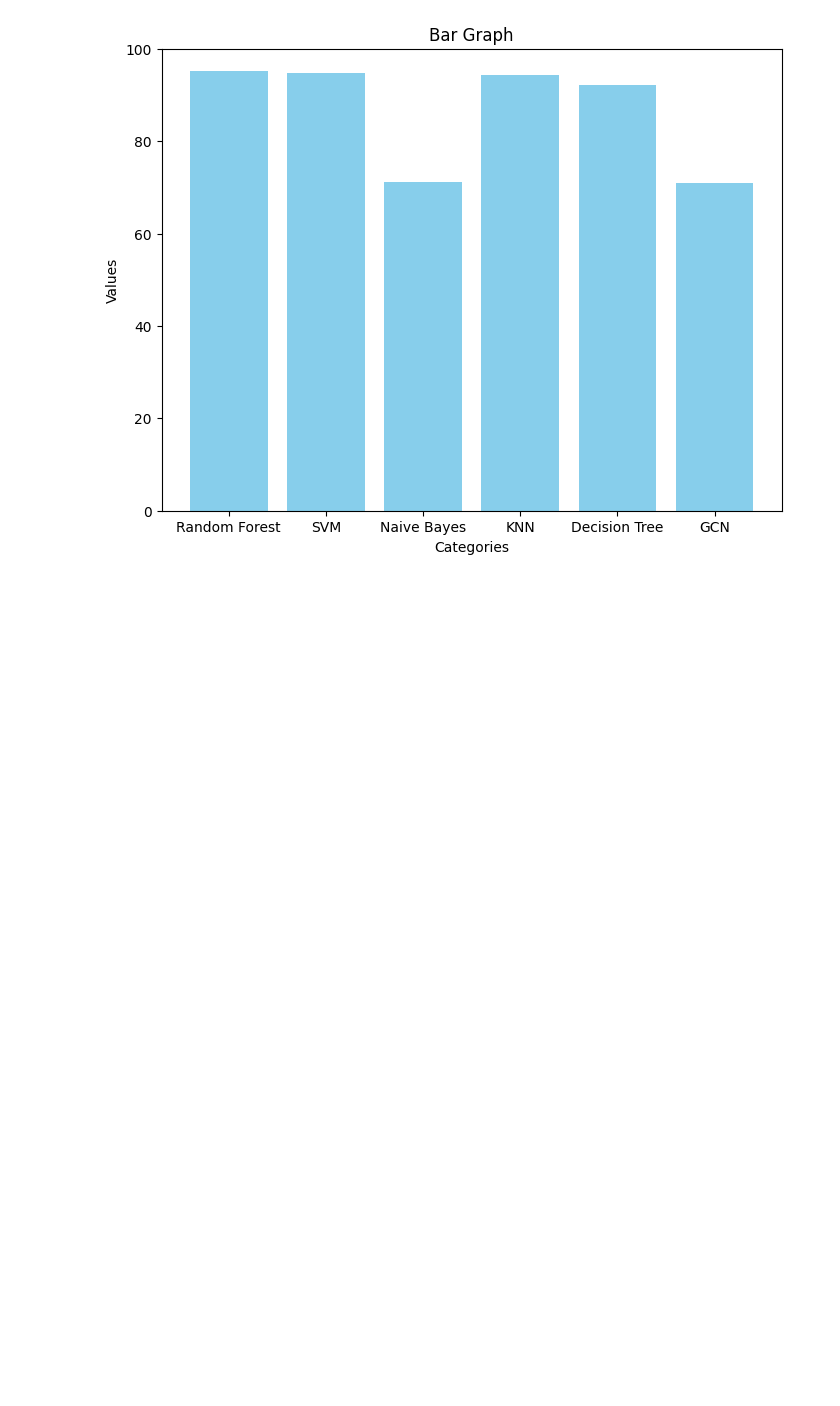
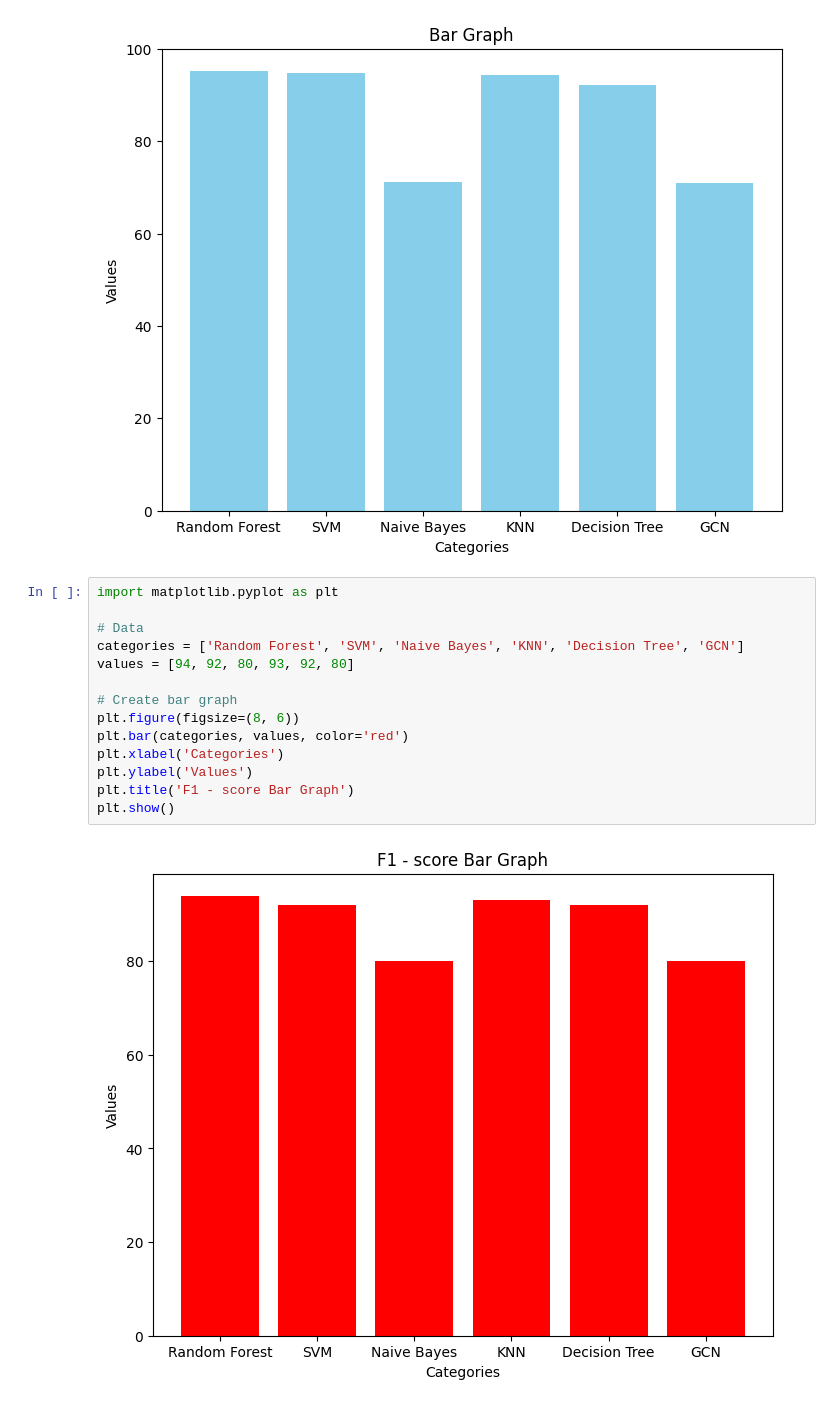
Before and after one commit to jahnavi827/twitter, a Jupyter notebook: Twitter.ipynb, the cells around one changed output. Saved outputs shown, nothing was run; the diff lists cells and outputs as text; blank space fills up the shorter version.

```diff
--- a/Twitter.ipynb
+++ b/Twitter.ipynb
@@ -611,3 +636,19 @@ plt.title('Bar Graph')
 plt.show()
 # %% [output]
 [figure]
+# %%
+import matplotlib.pyplot as plt
+
+# Data
+categories = ['Random Forest', 'SVM', 'Naive Bayes', 'KNN', 'Decision Tree', 'GCN']
+values = [94, 92, 80, 93, 92, 80]
+
+# Create bar graph
+plt.figure(figsize=(8, 6))
+plt.bar(categories, values, color='red')
+plt.xlabel('Categories')
+plt.ylabel('Values')
+plt.title('F1 - score Bar Graph')
+plt.show()
+# %% [output]
+[figure, added]
```
Also changed, not shown: parts of 11 cells of this notebook, 1 other file.
